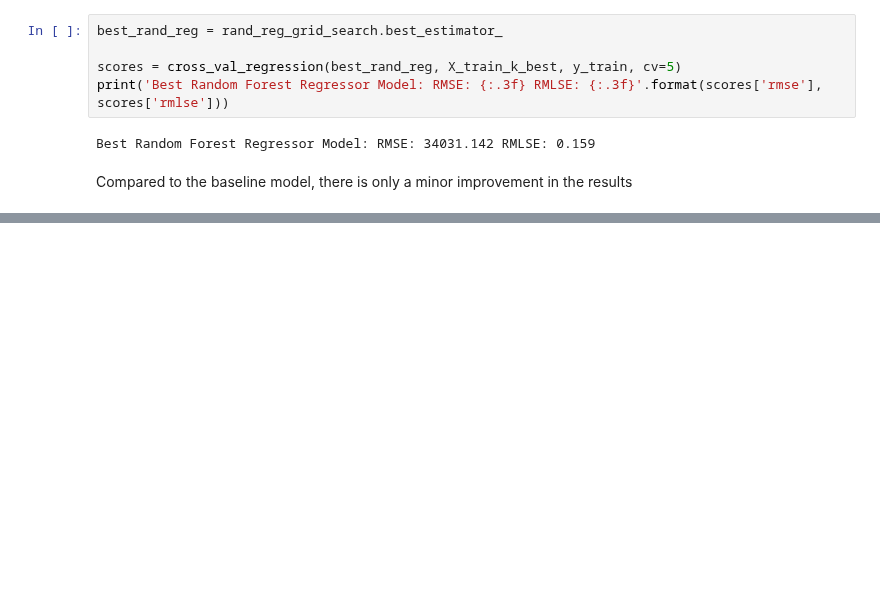
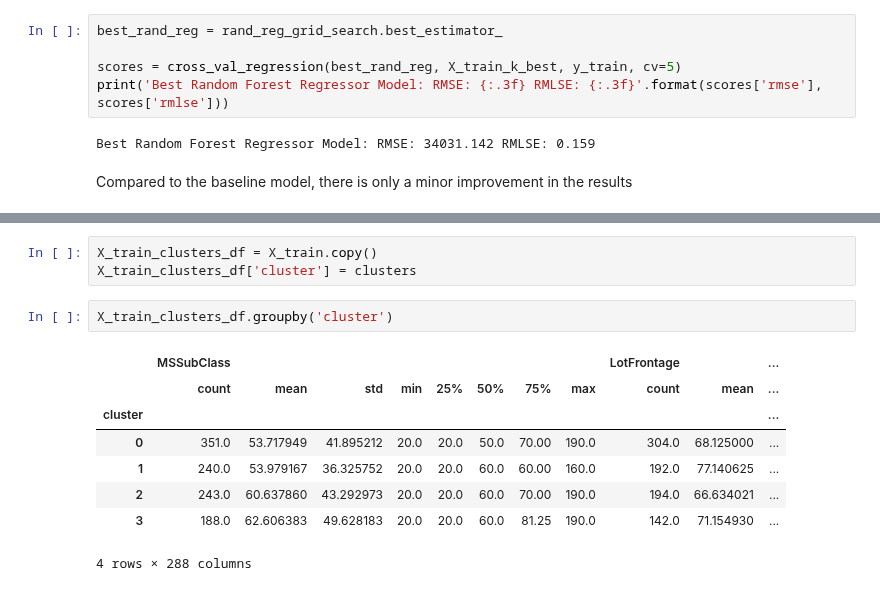
Before and after one commit to Ryan95Z/ml-house-prices, a Jupyter notebook: notebooks/1. ML House Prices - Creating a training dataset.ipynb, the cells around one changed output, grey strips where cells are left out. Cells and saved outputs as stored; diff of their text form; blank space fills up the shorter version.

```diff
--- a/notebooks/1. ML House Prices - Creating a training dataset.ipynb
+++ b/notebooks/1. ML House Prices - Creating a training dataset.ipynb
@@ -384,0 +485,14 @@ Compared to the baseline model, there is only a minor improvement in the results
+# %%
+X_train_clusters_df = X_train.copy()
+X_train_clusters_df['cluster'] = clusters
+# %%
+X_train_clusters_df.groupby('cluster')
+# %% [output]
+|  | MSSubClass |  |  |  |  |  |  |  | LotFrontage |  | ... |
+|  | count | mean | std | min | 25% | 50% | 75% | max | count | mean | ... |
+| cluster |  |  |  |  |  |  |  |  |  |  | ... |
+| 0 | 351.0 | 53.717949 | 41.895212 | 20.0 | 20.0 | 50.0 | 70.00 | 190.0 | 304.0 | 68.125000 | ... |
+| 1 | 240.0 | 53.979167 | 36.325752 | 20.0 | 20.0 | 60.0 | 60.00 | 160.0 | 192.0 | 77.140625 | ... |
+| 2 | 243.0 | 60.637860 | 43.292973 | 20.0 | 20.0 | 60.0 | 70.00 | 190.0 | 194.0 | 66.634021 | ... |
+| 3 | 188.0 | 62.606383 | 49.628183 | 20.0 | 20.0 | 60.0 | 81.25 | 190.0 | 142.0 | 71.154930 | ... |
+4 rows × 288 columns
```
Also changed, not shown: parts of 18 cells of this notebook.
